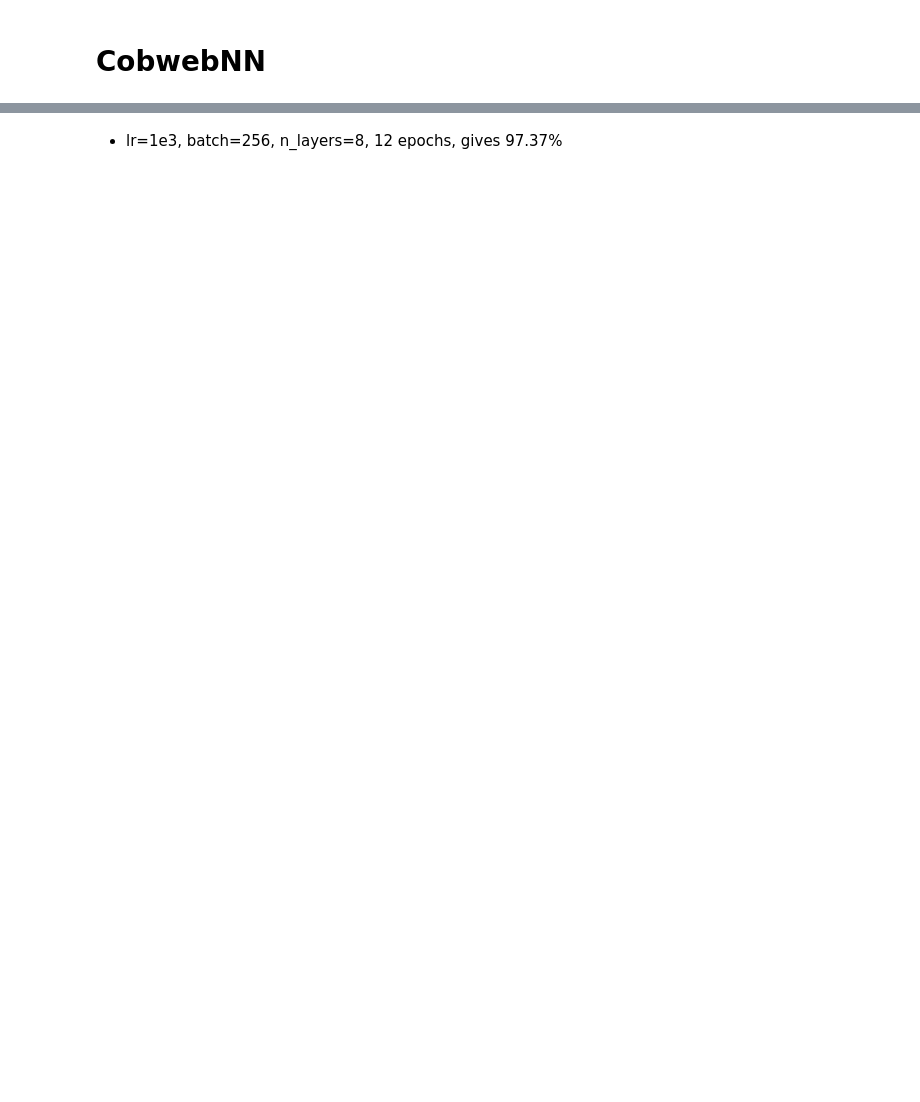
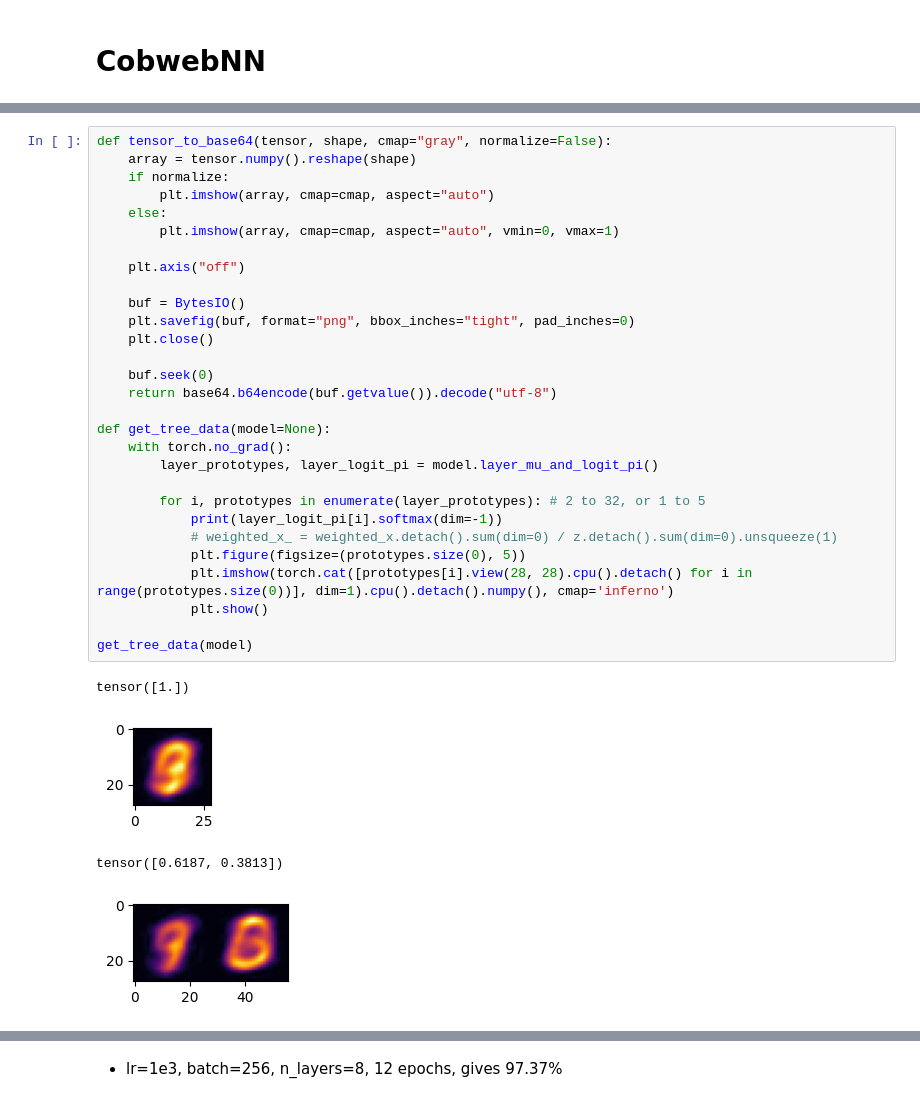
Before and after one commit to Teachable-AI-Lab/cobweb-nn, a Jupyter notebook: cobwebNN-disc.ipynb, the cells around one changed output, grey strips where cells are left out. Drawn from its saved outputs; the diff is of its cells as text; blank space fills up the shorter version.

```diff
--- a/cobwebNN-disc.ipynb
+++ b/cobwebNN-disc.ipynb
@@ -443,0 +321,34 @@ untils.train_model(model, mnist_01_train, True, optimizer, epochs=10, hard=False
+# %%
+def tensor_to_base64(tensor, shape, cmap="gray", normalize=False):
+    array = tensor.numpy().reshape(shape)
+    if normalize:
+        plt.imshow(array, cmap=cmap, aspect="auto")
+    else:
+        plt.imshow(array, cmap=cmap, aspect="auto", vmin=0, vmax=1)
+
+    plt.axis("off")
+
+    buf = BytesIO()
+    plt.savefig(buf, format="png", bbox_inches="tight", pad_inches=0)
+    plt.close()
+
+    buf.seek(0)
+    return base64.b64encode(buf.getvalue()).decode("utf-8")
+
+def get_tree_data(model=None):
+    with torch.no_grad():
+        layer_prototypes, layer_logit_pi = model.layer_mu_and_logit_pi()
+
+        for i, prototypes in enumerate(layer_prototypes): # 2 to 32, or 1 to 5
+            print(layer_logit_pi[i].softmax(dim=-1))
+            # weighted_x_ = weighted_x.detach().sum(dim=0) / z.detach().sum(dim=0).unsqueeze(1)
+            plt.figure(figsize=(prototypes.size(0), 5))
+            plt.imshow(torch.cat([prototypes[i].view(28, 28).cpu().detach() for i in range(prototypes.size(0))], dim=1).cpu().detach().numpy(), cmap='inferno')
+            plt.show()
+
+get_tree_data(model)
+# %% [output]
+tensor([1.])
+[figure, added]
+tensor([0.6187, 0.3813])
+[figure, added]
```
Also changed, not shown: parts of 16 cells of this notebook.
